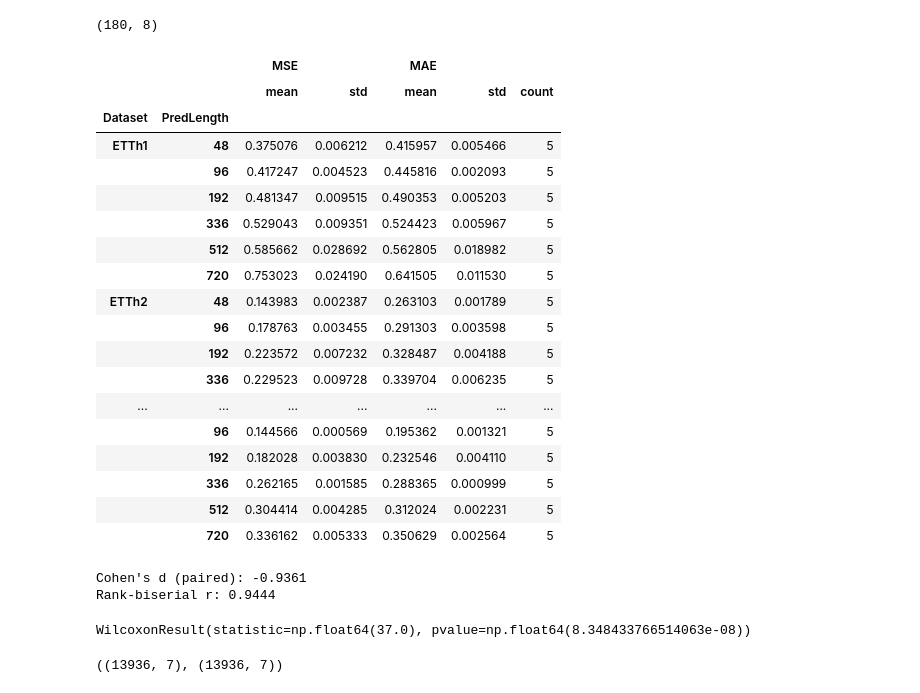
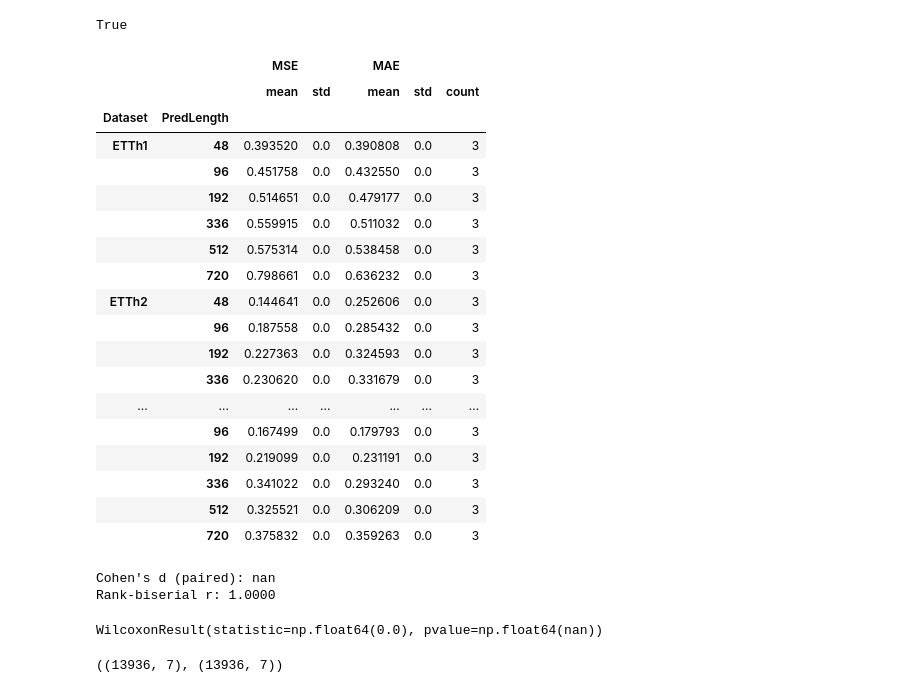
Before and after one commit to K0DX-DV1NUX/VeSAFFN, a Jupyter notebook: analysis/results.ipynb, the cells around one changed output. Drawn from its saved outputs; the diff is of its cells as text; code cells hidden in the pictures.

Commit message:
Vera vs Chronos.

```diff
--- a/analysis/results.ipynb
+++ b/analysis/results.ipynb
@@ -5,13 +5,8 @@ import numpy as np
 # %%
 headers = ["Model", "Dataset","Variate", "Lookback", "PredLength", "Seed", "MSE", "MAE"]
 
-# DLinear = pd.read_csv("Result_DLinear.csv", sep="-", header=None, names=headers)
-hadam = pd.read_csv("org_HaDaM.csv", sep="-", header=None, names=headers)
-mod_hadam = pd.read_csv("Result_mod_HaDaM.csv", sep="-", header=None, names=headers)
-# Frnet = pd.read_csv("Result_FrNet.csv", sep="-", header=None, names=headers)
-# PatchTST = pd.read_csv("Result_PatchTST.csv", sep="-", header=None, names=headers)
-sharedtst = pd.read_csv("Result_SharedTST.csv", sep="-", header=None, names=headers)
-#raw.head()
+mod1 = pd.read_csv("Result_Chronos2.csv", sep="-", header=None, names=headers)
+mod2 = pd.read_csv("Result_Chronos2.csv", sep="-", header=None, names=headers)
 # %%
 def setup(df):
     raw2 = df.copy()
@@ -31,56 +26,46 @@ def setup(df):
 
 
 # dlinear_results = setup(DLinear)
-hadam = setup(hadam)
-mod_hadam = setup(mod_hadam)
-sharedtst = setup(sharedtst)
-# frnet_results = setup(Frnet)
-# # patchtst_results = setup(PatchTST)
-# modelx_results = setup(ModelX)
+mod1 = setup(mod1)
+mod2 = setup(mod2)
 # %%
 datasets = ["ETTh1", "ETTh2", "ETTm1", "ETTm2","SOLTX", "WTH"]
 
-hadam = hadam[hadam["Dataset"].isin(datasets)].sort_values(by=["Dataset", "PredLength", "Seed"])
-mod_hadam = mod_hadam[mod_hadam["Dataset"].isin(datasets)].sort_values(by=["Dataset", "PredLength", "Seed"])
-sharedtst = sharedtst[sharedtst["Dataset"].isin(datasets)].sort_values(by=["Dataset", "PredLength", "Seed"])
+mod1 = mod1[mod1["Dataset"].isin(datasets)].sort_values(by=["Dataset", "PredLength", "Seed"])
+mod2 = mod2[mod2["Dataset"].isin(datasets)].sort_values(by=["Dataset", "PredLength", "Seed"])
 # %%
-hadam.shape
+mod1.shape == mod2.shape
 # %% [output]
-(180, 8)
+True
 # %%
 # Mean and Standard Deviation for MSE and MAE for Lookback 336 for 5 different seeds
-
-# dlinear_tab = dlinear_results.groupby(["Dataset", "PredLength"]).agg({"MSE": ["mean", "std"], "MAE": ["mean", "std", "count"]})
-hadam_tab = hadam.groupby(["Dataset", "PredLength"]).agg({"MSE": ["mean", "std"], "MAE": ["mean", "std", "count"]})
-# frnet_tab = frnet_results.groupby(["Dataset", "PredLength"]).agg({"MSE": ["mean", "std"], "MAE": ["mean", "std", "count"]})
-# # patchtst_tab = patchtst_results.groupby(["Dataset", "PredLength"]).agg({"MSE": ["mean", "std"], "MAE": ["mean", "std", "count"]})
-mod_hadam_tab = mod_hadam.groupby(["Dataset", "PredLength"]).agg({"MSE": ["mean", "std"], "MAE": ["mean", "std", "count"]})
-sharedtst_tab = sharedtst.groupby(["Dataset", "PredLength"]).agg({"MSE": ["mean", "std"], "MAE": ["mean", "std", "count"]})
+mod1_tab = mod1.groupby(["Dataset", "PredLength"]).agg({"MSE": ["mean", "std"], "MAE": ["mean", "std", "count"]})
+mod2_tab = mod2.groupby(["Dataset", "PredLength"]).agg({"MSE": ["mean", "std"], "MAE": ["mean", "std", "count"]})
 # %%
-hadam_tab
+mod1_tab
 # %% [output]
 |  |  | MSE |  | MAE |  |  |
 |  |  | mean | std | mean | std | count |
 | Dataset | PredLength |  |  |  |  |  |
-| ETTh1 | 48 | 0.375076 | 0.006212 | 0.415957 | 0.005466 | 5 |
-|  | 96 | 0.417247 | 0.004523 | 0.445816 | 0.002093 | 5 |
-|  | 192 | 0.481347 | 0.009515 | 0.490353 | 0.005203 | 5 |
-|  | 336 | 0.529043 | 0.009351 | 0.524423 | 0.005967 | 5 |
-|  | 512 | 0.585662 | 0.028692 | 0.562805 | 0.018982 | 5 |
-|  | 720 | 0.753023 | 0.024190 | 0.641505 | 0.011530 | 5 |
-| ETTh2 | 48 | 0.143983 | 0.002387 | 0.263103 | 0.001789 | 5 |
-|  | 96 | 0.178763 | 0.003455 | 0.291303 | 0.003598 | 5 |
-|  | 192 | 0.223572 | 0.007232 | 0.328487 | 0.004188 | 5 |
-|  | 336 | 0.229523 | 0.009728 | 0.339704 | 0.006235 | 5 |
+| ETTh1 | 48 | 0.393520 | 0.0 | 0.390808 | 0.0 | 3 |
+|  | 96 | 0.451758 | 0.0 | 0.432550 | 0.0 | 3 |
+|  | 192 | 0.514651 | 0.0 | 0.479177 | 0.0 | 3 |
+|  | 336 | 0.559915 | 0.0 | 0.511032 | 0.0 | 3 |
+|  | 512 | 0.575314 | 0.0 | 0.538458 | 0.0 | 3 |
+|  | 720 | 0.798661 | 0.0 | 0.636232 | 0.0 | 3 |
+| ETTh2 | 48 | 0.144641 | 0.0 | 0.252606 | 0.0 | 3 |
+|  | 96 | 0.187558 | 0.0 | 0.285432 | 0.0 | 3 |
+|  | 192 | 0.227363 | 0.0 | 0.324593 | 0.0 | 3 |
+|  | 336 | 0.230620 | 0.0 | 0.331679 | 0.0 | 3 |
 | ... | ... | ... | ... | ... | ... | ... |
-|  | 96 | 0.144566 | 0.000569 | 0.195362 | 0.001321 | 5 |
-|  | 192 | 0.182028 | 0.003830 | 0.232546 | 0.004110 | 5 |
-|  | 336 | 0.262165 | 0.001585 | 0.288365 | 0.000999 | 5 |
-|  | 512 | 0.304414 | 0.004285 | 0.312024 | 0.002231 | 5 |
-|  | 720 | 0.336162 | 0.005333 | 0.350629 | 0.002564 | 5 |
+|  | 96 | 0.167499 | 0.0 | 0.179793 | 0.0 | 3 |
+|  | 192 | 0.219099 | 0.0 | 0.231191 | 0.0 | 3 |
+|  | 336 | 0.341022 | 0.0 | 0.293240 | 0.0 | 3 |
+|  | 512 | 0.325521 | 0.0 | 0.306209 | 0.0 | 3 |
+|  | 720 | 0.375832 | 0.0 | 0.359263 | 0.0 | 3 |
 # %%
-A = hadam_tab[("MSE", "mean")]
-B = sharedtst_tab[("MSE", "mean")]
+A = mod1_tab[("MSE", "mean")]
+B = mod2_tab[("MSE", "mean")]
 
 diffs = A - B
 
@@ -94,9 +79,9 @@ print(f"Rank-biserial r: {r:.4f}")
 
 wilcoxon(A, B, alternative="less")
 # %% [output]
-Cohen's d (paired): -0.9361
-Rank-biserial r: 0.9444
+Cohen's d (paired): nan
+Rank-biserial r: 1.0000
-WilcoxonResult(statistic=np.float64(37.0), pvalue=np.float64(8.348433766514063e-08))
+WilcoxonResult(statistic=np.float64(0.0), pvalue=np.float64(nan))
 # %%
 import numpy as np
 
```
